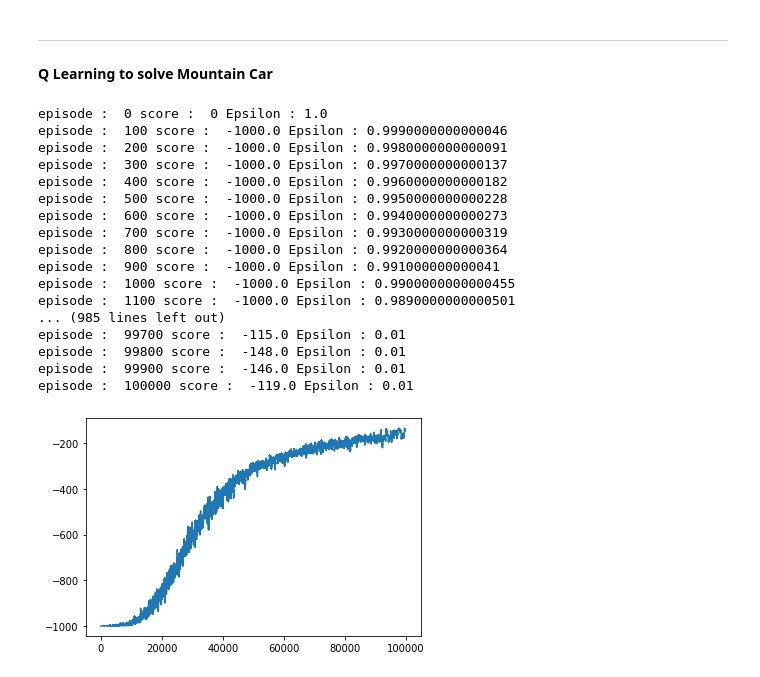
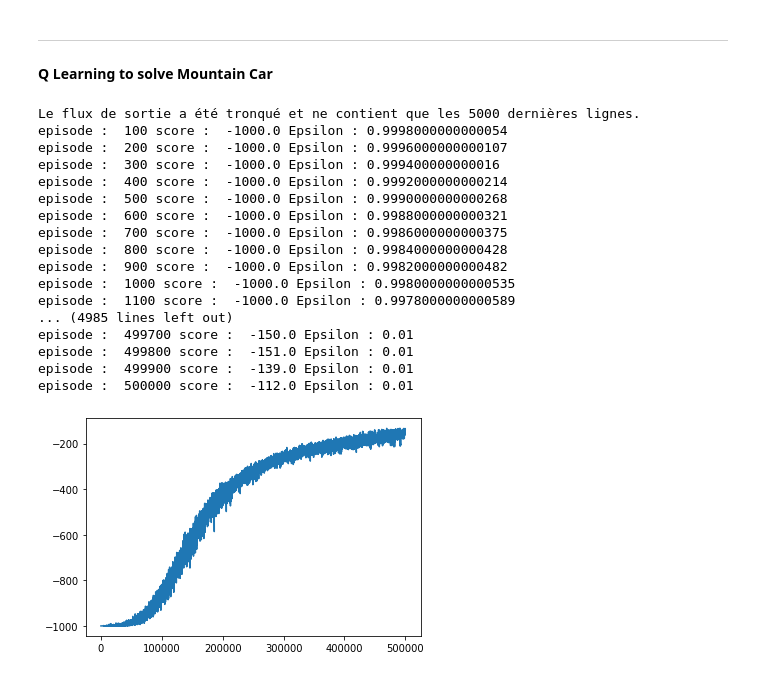
Before and after one commit to LucasColas/Mountain-Car-Q-Learning, a Jupyter notebook: MC_Q_Learning.ipynb, the cells around one changed output. Saved outputs shown, nothing was run; the diff lists cells and outputs as text; code cells hidden in the pictures.

```diff
--- a/MC_Q_Learning.ipynb
+++ b/MC_Q_Learning.ipynb
@@ -52,7 +52,7 @@ def get_best_action(state,Q):
 
     return best_action
 
-def main(env,Alpha,Gamma,Eps,ep=100000):
+def main(env,Alpha,Gamma,Eps,ep=500000):
 
     max = -1000
     good_episodes_values = {}
@@ -91,48 +91,48 @@ def main(env,Alpha,Gamma,Eps,ep=100000):
 
         if score > max:
           max = score
         if score > -110:
           good_episodes_values[i] = score
 
 
         if Eps > 0.01:
             Eps -= epsilon_decay
         else:
             Eps = 0.01
     Visualize(ep,stock_rewards)
     #print("max : ", max)
     #print("good episodes", good_episodes_values)
 
 
     env.close()
 
 def Visualize(ep,stock_rewards):
     mean_r = np.zeros(ep-100)
     for i in range(ep-100):
         #print(i)
         mean_r[i] = np.mean(stock_rewards[i:i+101])
 
     plt.plot(mean_r)
     plt.show()
 
 
 main(env, Alpha,Gamma,Eps)
 # %% [output]
-episode :  0 score :  0 Epsilon : 1.0
-episode :  100 score :  -1000.0 Epsilon : 0.9990000000000046
-episode :  200 score :  -1000.0 Epsilon : 0.9980000000000091
-episode :  300 score :  -1000.0 Epsilon : 0.9970000000000137
-episode :  400 score :  -1000.0 Epsilon : 0.9960000000000182
-episode :  500 score :  -1000.0 Epsilon : 0.9950000000000228
-episode :  600 score :  -1000.0 Epsilon : 0.9940000000000273
-episode :  700 score :  -1000.0 Epsilon : 0.9930000000000319
-episode :  800 score :  -1000.0 Epsilon : 0.9920000000000364
-episode :  900 score :  -1000.0 Epsilon : 0.991000000000041
-episode :  1000 score :  -1000.0 Epsilon : 0.9900000000000455
-episode :  1100 score :  -1000.0 Epsilon : 0.9890000000000501
-... (985 lines left out)
-episode :  99700 score :  -115.0 Epsilon : 0.01
-episode :  99800 score :  -148.0 Epsilon : 0.01
-episode :  99900 score :  -146.0 Epsilon : 0.01
-episode :  100000 score :  -119.0 Epsilon : 0.01
+Le flux de sortie a été tronqué et ne contient que les 5000 dernières lignes.
+episode :  100 score :  -1000.0 Epsilon : 0.9998000000000054
+episode :  200 score :  -1000.0 Epsilon : 0.9996000000000107
+episode :  300 score :  -1000.0 Epsilon : 0.999400000000016
+episode :  400 score :  -1000.0 Epsilon : 0.9992000000000214
+episode :  500 score :  -1000.0 Epsilon : 0.9990000000000268
+episode :  600 score :  -1000.0 Epsilon : 0.9988000000000321
+episode :  700 score :  -1000.0 Epsilon : 0.9986000000000375
+episode :  800 score :  -1000.0 Epsilon : 0.9984000000000428
+episode :  900 score :  -1000.0 Epsilon : 0.9982000000000482
+episode :  1000 score :  -1000.0 Epsilon : 0.9980000000000535
+episode :  1100 score :  -1000.0 Epsilon : 0.9978000000000589
+... (4985 lines left out)
+episode :  499700 score :  -150.0 Epsilon : 0.01
+episode :  499800 score :  -151.0 Epsilon : 0.01
+episode :  499900 score :  -139.0 Epsilon : 0.01
+episode :  500000 score :  -112.0 Epsilon : 0.01
-[figure, old version]
+[figure, new version]
```
